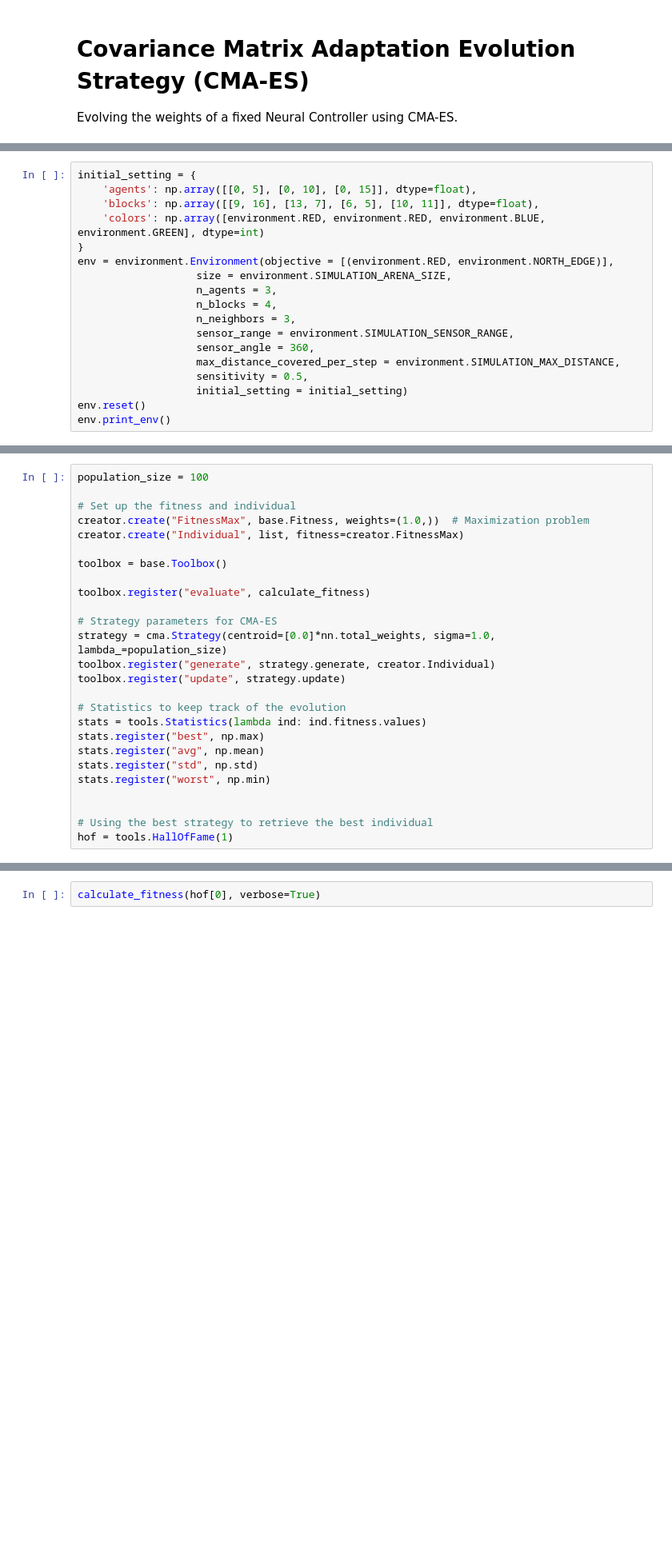
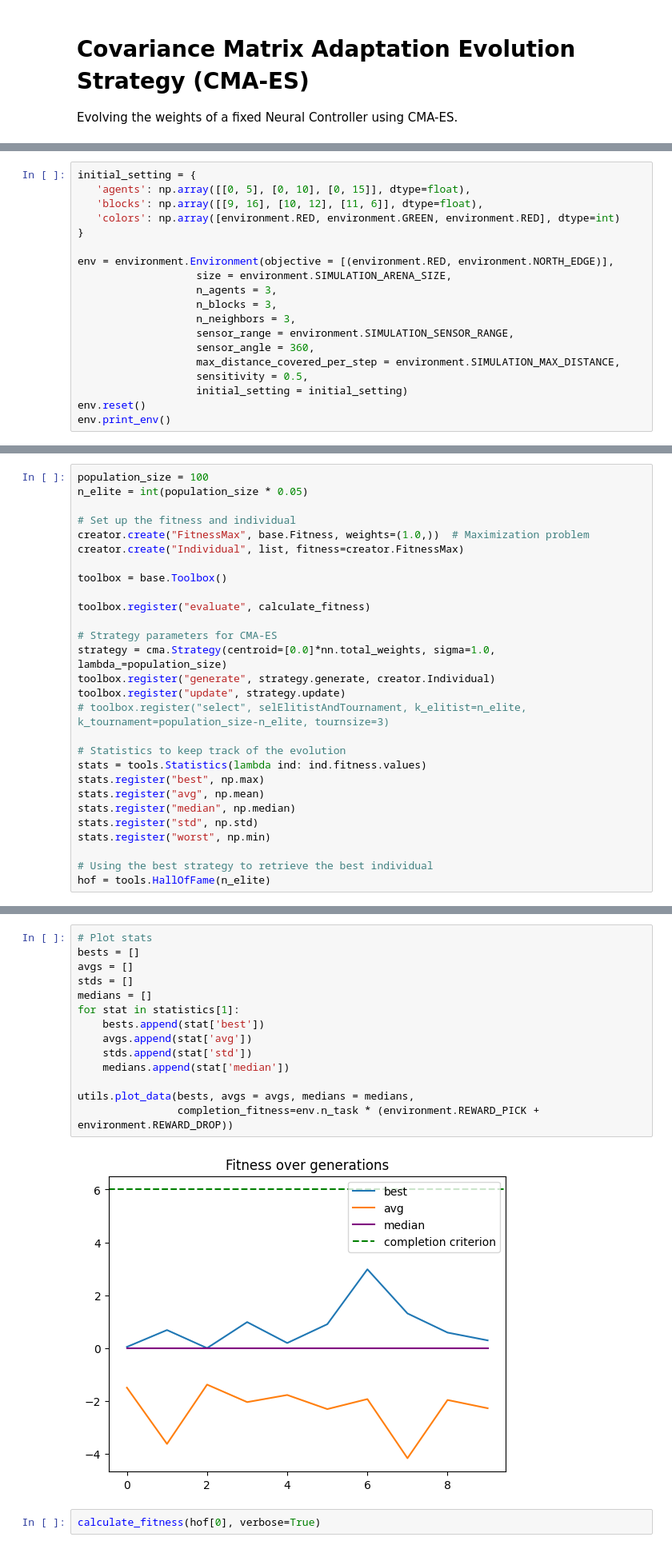
Before and after one commit to lorenzoleuzzi1/lifelong_evolutionary_swarms, a Jupyter notebook: cma-es.ipynb, the cells around one changed output, grey strips where cells are left out. Shown at 80% size. Saved outputs shown, nothing was run; the diff lists cells and outputs as text; blank space fills up the shorter version.

```diff
--- a/cma-es.ipynb
+++ b/cma-es.ipynb
@@ -13,13 +16,14 @@ from deap import base, cma, creator, tools, algorithms
 # %%
 initial_setting = {
-    'agents': np.array([[0, 5], [0, 10], [0, 15]], dtype=float),
-    'blocks': np.array([[9, 16], [13, 7], [6, 5], [10, 11]], dtype=float),
-    'colors': np.array([environment.RED, environment.RED, environment.BLUE, environment.GREEN], dtype=int)
+   'agents': np.array([[0, 5], [0, 10], [0, 15]], dtype=float),
+   'blocks': np.array([[9, 16], [10, 12], [11, 6]], dtype=float),
+   'colors': np.array([environment.RED, environment.GREEN, environment.RED], dtype=int)
 }
+
 env = environment.Environment(objective = [(environment.RED, environment.NORTH_EDGE)],
                    size = environment.SIMULATION_ARENA_SIZE,
                    n_agents = 3,
-                   n_blocks = 4,
+                   n_blocks = 3,
                    n_neighbors = 3,
                    sensor_range = environment.SIMULATION_SENSOR_RANGE,
                    sensor_angle = 360,
@@ -92,5 +99,6 @@ def calculate_fitness(individual, n_steps=100, verbose = False):
 # %%
 population_size = 100
+n_elite = int(population_size * 0.05)
 
 # Set up the fitness and individual
 creator.create("FitnessMax", base.Fitness, weights=(1.0,))  # Maximization problem
@@ -104,17 +112,18 @@ toolbox.register("evaluate", calculate_fitness)
 strategy = cma.Strategy(centroid=[0.0]*nn.total_weights, sigma=1.0, lambda_=population_size)
 toolbox.register("generate", strategy.generate, creator.Individual)
 toolbox.register("update", strategy.update)
+# toolbox.register("select", selElitistAndTournament, k_elitist=n_elite, k_tournament=population_size-n_elite, tournsize=3)
 
 # Statistics to keep track of the evolution
 stats = tools.Statistics(lambda ind: ind.fitness.values)
 stats.register("best", np.max)
 stats.register("avg", np.mean)
+stats.register("median", np.median)
 stats.register("std", np.std)
 stats.register("worst", np.min)
 
-
 # Using the best strategy to retrieve the best individual
-hof = tools.HallOfFame(1)
+hof = tools.HallOfFame(n_elite)
 # %%
 statistics = algorithms.eaGenerateUpdate(toolbox, ngen=100, stats=stats, halloffame=hof)
 # %% [output]
@@ -138,4 +136,20 @@ gen     nevals  best    avg             std     worst
 KeyboardInterrupt:
+# %%
+# Plot stats
+bests = []
+avgs = []
+stds = []
+medians = []
+for stat in statistics[1]:
+    bests.append(stat['best'])
+    avgs.append(stat['avg'])
+    stds.append(stat['std'])
+    medians.append(stat['median'])
+
+utils.plot_data(bests, avgs = avgs, medians = medians,
+                completion_fitness=env.n_task * (environment.REWARD_PICK + environment.REWARD_DROP))
+# %% [output]
+[figure, added]
 # %%
 calculate_fitness(hof[0], verbose=True)
 # %% [output]
```
Also changed, not shown: parts of 5 cells of this notebook, 5 other files.
